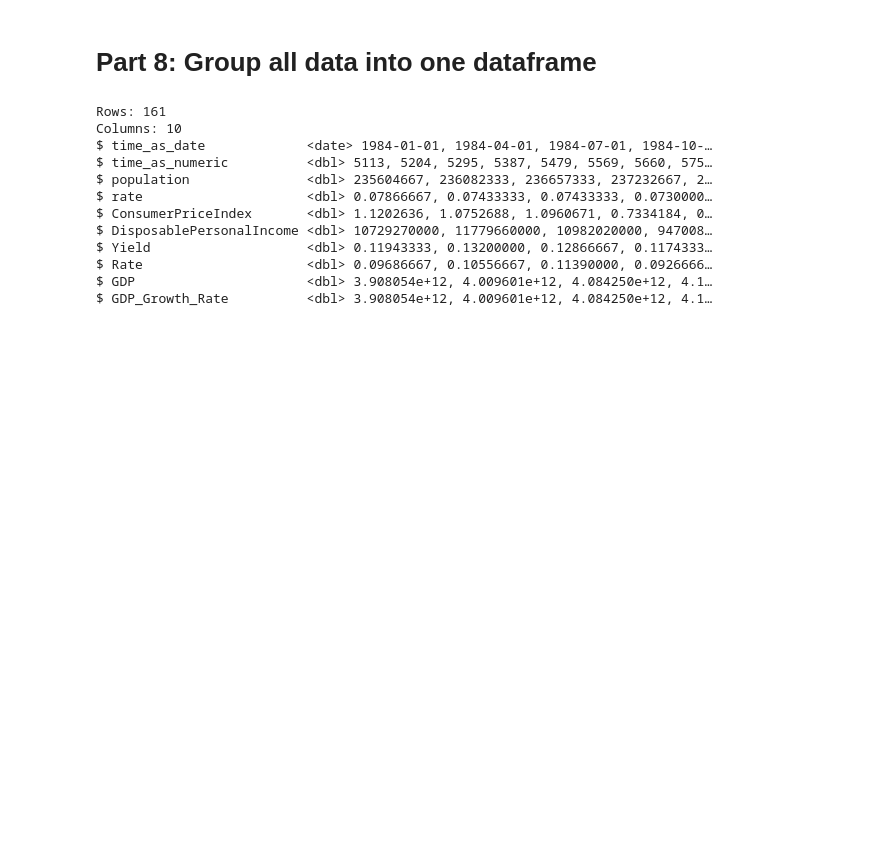
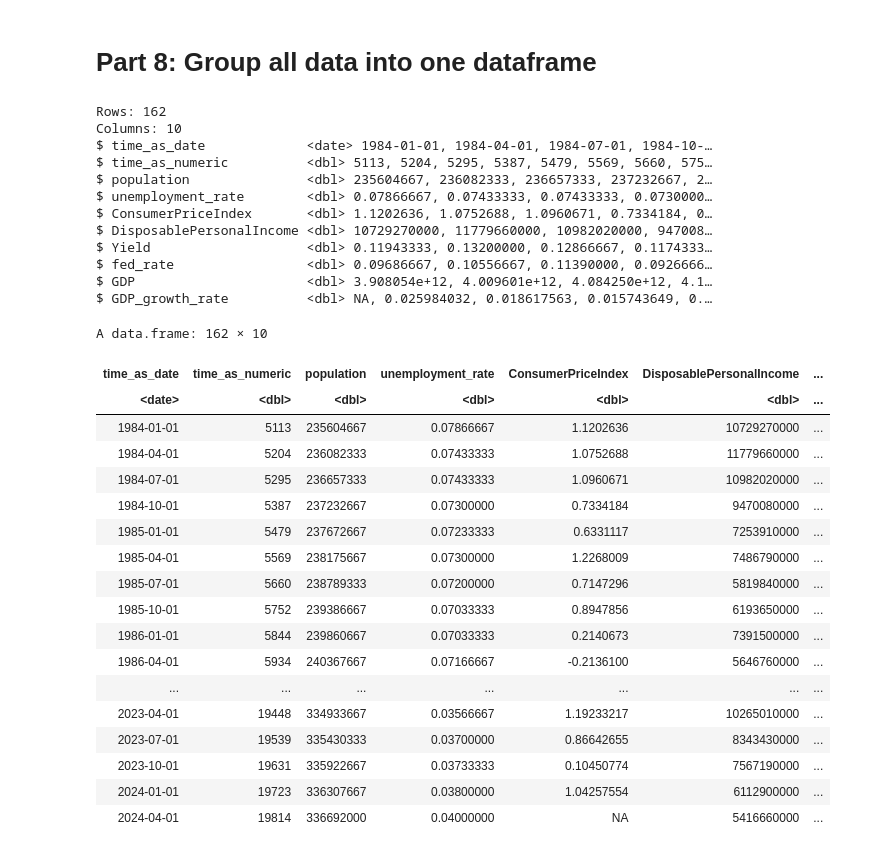
Before and after one commit to nzarama-kouadio/DUKE_MIDS_QFC_Final_Project, a Jupyter notebook: data_cleaning/regressor_data_cleaning.ipynb, the cells around one changed output. Saved outputs shown, nothing was run; the diff lists cells and outputs as text; code cells hidden in the pictures; blank space fills up the shorter version.

```diff
--- a/data_cleaning/regressor_data_cleaning.ipynb
+++ b/data_cleaning/regressor_data_cleaning.ipynb
@@ -143,19 +136,6 @@ CPI_raw <- CPI_raw[CPI_raw$time_as_date >= as.Date("1984-01-01") &
 columns_to_keep <- c("time_as_date", "time_as_numeric", "ConsumerPriceIndex")
 CPI_filtered <- CPI_raw[, columns_to_keep]
 
-# Handle the missing ConsumerPriceIndex for 2024-04-01 ==> will just put the last value as that one
-# Get the last available ConsumerPriceIndex value
-last_value <- tail(CPI_filtered$ConsumerPriceIndex, 1)
-
-# Create a new row for 2024-04-01 using the last available value
-new_row <- data.frame(
-  time_as_date = as.Date("2024-04-01"),
-  time_as_numeric = max(CPI_filtered$time_as_numeric, na.rm = TRUE) + 1, # Next numeric value
-  ConsumerPriceIndex = last_value
-)
-
-# Append the new row to the filtered dataset
-CPI_filtered <- rbind(CPI_filtered, new_row)
 
 # Check the updated dataset
 glimpse(CPI_filtered)
@@ -271,13 +308,13 @@ $ DATE     <fct> 1954-07-01, 1954-10-01, 1955-01-01, 1955-04-01, 1955-07-01, 1
 $ FEDFUNDS <fct> 1.03000000000000000000, 0.98666666666666666667, 1.34333333333…
 # %%
 # Creating new column for yield
-fed_rate_raw$Rate <- fed_rate_raw$FEDFUNDS
+fed_rate_raw$fed_rate <- fed_rate_raw$FEDFUNDS
 
 # Making column yield numeric
-fed_rate_raw$Rate <- as.numeric(as.character(fed_rate_raw$FEDFUNDS))
+fed_rate_raw$fed_rate <- as.numeric(as.character(fed_rate_raw$FEDFUNDS))
 
 # Converting rate into true unites by making it a decimal
-fed_rate_raw$Rate <- fed_rate_raw$Rate / 100
+fed_rate_raw$fed_rate <- fed_rate_raw$fed_rate / 100
 
 # Time as a date
 fed_rate_raw$DATE <- as.character(fed_rate_raw$DATE)
@@ -290,12 +327,13 @@ fed_rate_raw$time_as_numeric <- as.numeric(fed_rate_raw$time_as_date)
 fed_rate_raw <- fed_rate_raw[fed_rate_raw$time_as_date >= as.Date("1984-01-01") & fed_rate_raw$time_as_date <= as.Date("2024-04-01"), ]
 
 # Keep only the relevant columns
-columns_to_keep <- c("time_as_date", "time_as_numeric", "Rate")
+columns_to_keep <- c("time_as_date", "time_as_numeric", "fed_rate")
 fed_rate_filtered <- fed_rate_raw[, columns_to_keep]
 
 # Check
 glimpse(fed_rate_filtered)
 sum(is.na(fed_rate_filtered))
+fed_rate_filtered
 # %% [output]
 Warning message:
 “NAs introduced by coercion”
@@ -351,5 +428,11 @@ $ GDP             <dbl> 3.908054e+12, 4.009601e+12, 4.084250e+12, 4.148551e+12
-# %%
-# Add GDP Growth Rate
-GDP_filtered$GDP_Growth_Rate <- GDP_filtered$GDP
-
-# (B14-B13)/B13) => current row - previous row / previous row
+# %%
+# Add GDP growth rate column
+GDP_filtered <- GDP_filtered %>%
+  mutate(
+    GDP_growth_rate = (GDP - lag(GDP)) / lag(GDP)
+  )
+
+# View the result
+glimpse(GDP_filtered)
+sum(is.na(GDP_filtered))
+GDP_filtered
@@ -358,22 +468,45 @@ GDP_filtered$GDP_Growth_Rate <- GDP_filtered$GDP
 # %%
 # Merge two datasets by the 'Date' column
 datasets_to_merge <- list(pop_filtered, unemployment_rate_filtered, CPI_filtered, disposable_income_filtered, treasury_yield_filtered, fed_rate_filtered, GDP_filtered)
 
-regressors_data <- Reduce(function(x, y) merge(x, y, by = c("time_as_date", "time_as_numeric")), datasets_to_merge)
+# Re-run the merge
+regressors_data <- Reduce(function(x, y) {
+  merge(x, y, by = c("time_as_date", "time_as_numeric"), all = TRUE)
+}, datasets_to_merge)
 
 glimpse(regressors_data)
+regressors_data
 # %% [output]
-Rows: 161
+Rows: 162
 Columns: 10
 $ time_as_date             <date> 1984-01-01, 1984-04-01, 1984-07-01, 1984-10-…
 $ time_as_numeric          <dbl> 5113, 5204, 5295, 5387, 5479, 5569, 5660, 575…
 $ population               <dbl> 235604667, 236082333, 236657333, 237232667, 2…
-$ rate                     <dbl> 0.07866667, 0.07433333, 0.07433333, 0.0730000…
+$ unemployment_rate        <dbl> 0.07866667, 0.07433333, 0.07433333, 0.0730000…
 $ ConsumerPriceIndex       <dbl> 1.1202636, 1.0752688, 1.0960671, 0.7334184, 0…
 $ DisposablePersonalIncome <dbl> 10729270000, 11779660000, 10982020000, 947008…
 $ Yield                    <dbl> 0.11943333, 0.13200000, 0.12866667, 0.1174333…
-$ Rate                     <dbl> 0.09686667, 0.10556667, 0.11390000, 0.0926666…
+$ fed_rate                 <dbl> 0.09686667, 0.10556667, 0.11390000, 0.0926666…
 $ GDP                      <dbl> 3.908054e+12, 4.009601e+12, 4.084250e+12, 4.1…
-$ GDP_Growth_Rate          <dbl> 3.908054e+12, 4.009601e+12, 4.084250e+12, 4.1…
+$ GDP_growth_rate          <dbl> NA, 0.025984032, 0.018617563, 0.015743649, 0.…
+A data.frame: 162 × 10
+| time_as_date | time_as_numeric | population | unemployment_rate | ConsumerPriceIndex | DisposablePersonalIncome | ... |
+| <date> | <dbl> | <dbl> | <dbl> | <dbl> | <dbl> | ... |
+| 1984-01-01 | 5113 | 235604667 | 0.07866667 | 1.1202636 | 10729270000 | ... |
+| 1984-04-01 | 5204 | 236082333 | 0.07433333 | 1.0752688 | 11779660000 | ... |
+| 1984-07-01 | 5295 | 236657333 | 0.07433333 | 1.0960671 | 10982020000 | ... |
+| 1984-10-01 | 5387 | 237232667 | 0.07300000 | 0.7334184 | 9470080000 | ... |
+| 1985-01-01 | 5479 | 237672667 | 0.07233333 | 0.6331117 | 7253910000 | ... |
+| 1985-04-01 | 5569 | 238175667 | 0.07300000 | 1.2268009 | 7486790000 | ... |
+| 1985-07-01 | 5660 | 238789333 | 0.07200000 | 0.7147296 | 5819840000 | ... |
+| 1985-10-01 | 5752 | 239386667 | 0.07033333 | 0.8947856 | 6193650000 | ... |
+| 1986-01-01 | 5844 | 239860667 | 0.07033333 | 0.2140673 | 7391500000 | ... |
+| 1986-04-01 | 5934 | 240367667 | 0.07166667 | -0.2136100 | 5646760000 | ... |
+| ... | ... | ... | ... | ... | ... | ... |
+| 2023-04-01 | 19448 | 334933667 | 0.03566667 | 1.19233217 | 10265010000 | ... |
+| 2023-07-01 | 19539 | 335430333 | 0.03700000 | 0.86642655 | 8343430000 | ... |
+| 2023-10-01 | 19631 | 335922667 | 0.03733333 | 0.10450774 | 7567190000 | ... |
+| 2024-01-01 | 19723 | 336307667 | 0.03800000 | 1.04257554 | 6112900000 | ... |
+| 2024-04-01 | 19814 | 336692000 | 0.04000000 | NA | 5416660000 | ... |
 # %%
 saveRDS(regressors_data, "regressors_data.rds")  # Save the data to call it in other notebooks
```
Also changed, not shown: parts of 10 cells of this notebook, 2 other files.
